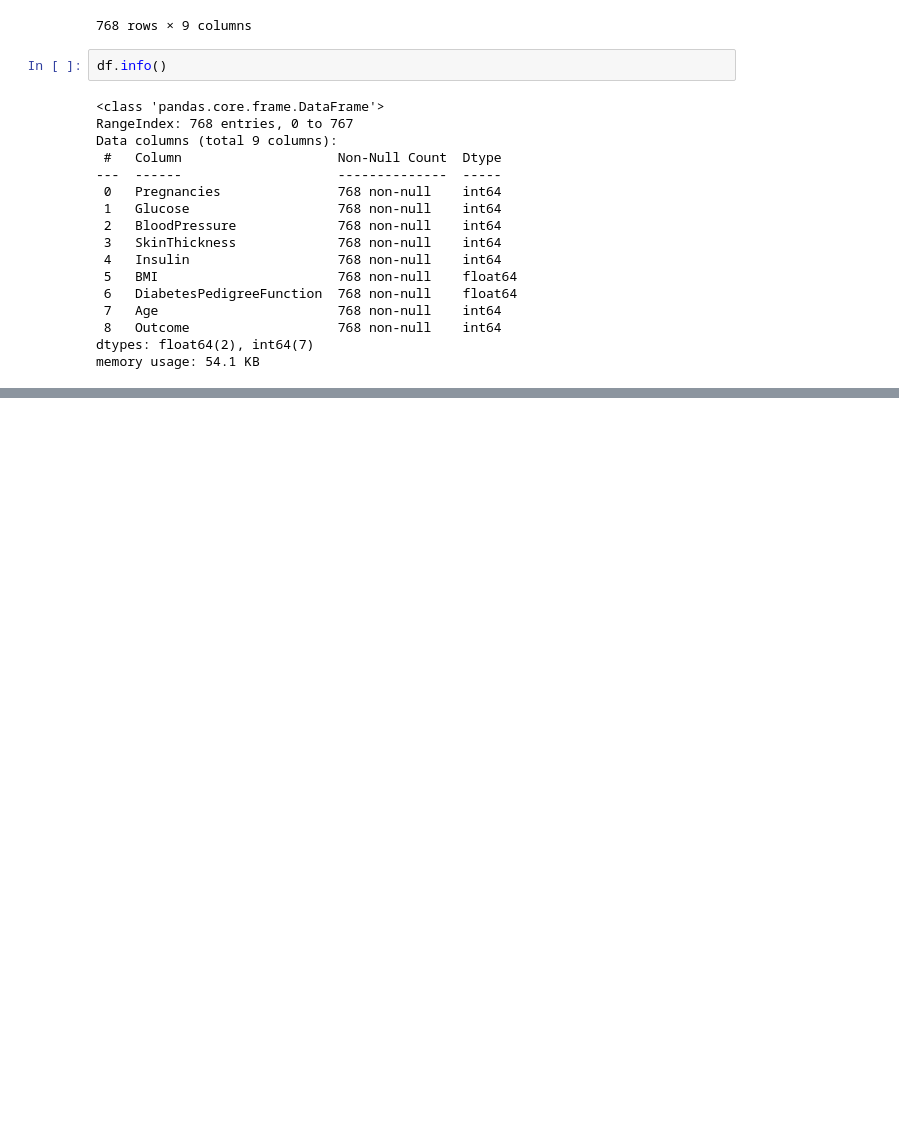
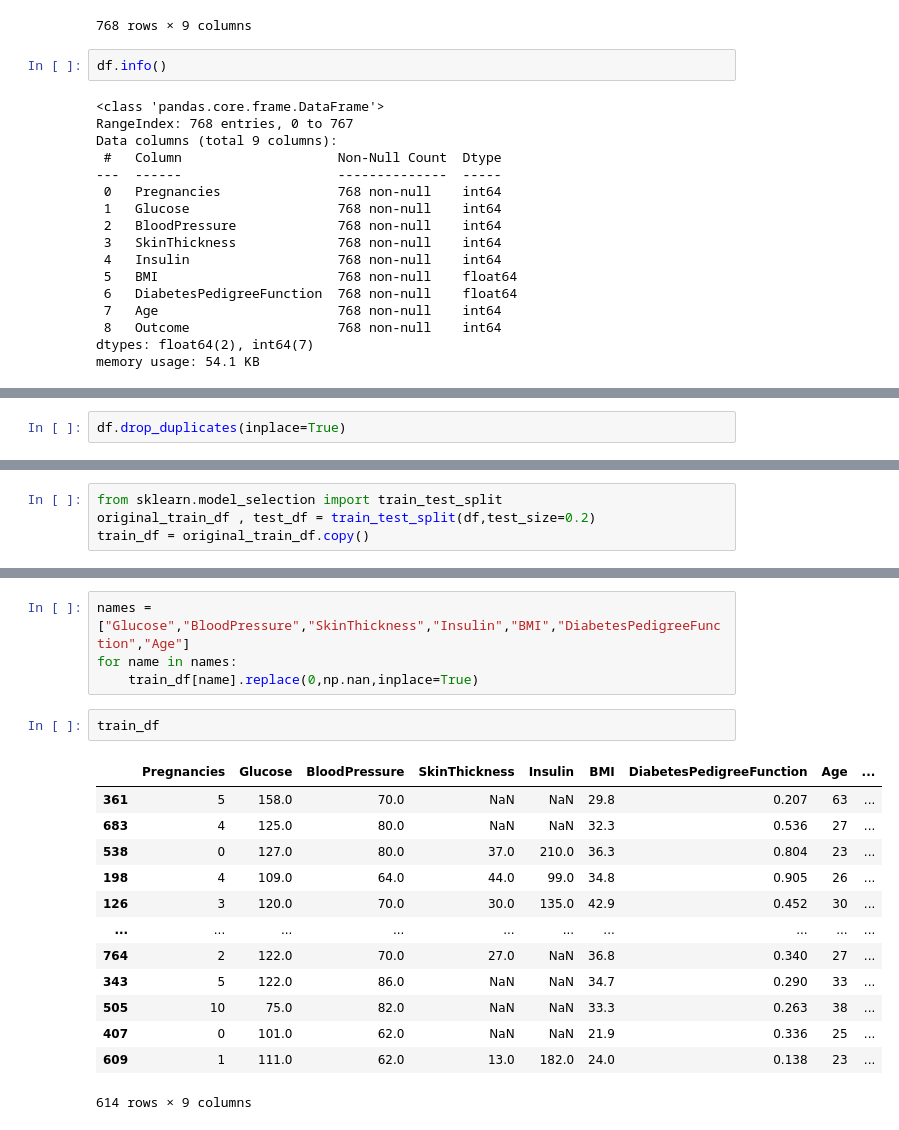
Before and after one commit to swayam-learning/ml_workshop, a Jupyter notebook: data.ipynb, the cells around one changed output, grey strips where cells are left out. Drawn from its saved outputs; the diff is of its cells as text; blank space fills up the shorter version.

```diff
--- a/data.ipynb
+++ b/data.ipynb
@@ -41,0 +64,2 @@ memory usage: 54.1 KB
+# %%
+df.drop_duplicates(inplace=True)
@@ -41,0 +68,4 @@ memory usage: 54.1 KB
+# %%
+from sklearn.model_selection import train_test_split
+original_train_df , test_df = train_test_split(df,test_size=0.2)
+train_df = original_train_df.copy()
@@ -41,0 +74,20 @@ memory usage: 54.1 KB
+# %%
+names = ["Glucose","BloodPressure","SkinThickness","Insulin","BMI","DiabetesPedigreeFunction","Age"]
+for name in names:
+    train_df[name].replace(0,np.nan,inplace=True)
+# %%
+train_df
+# %% [output]
+|  | Pregnancies | Glucose | BloodPressure | SkinThickness | Insulin | BMI | DiabetesPedigreeFunction | Age | ... |
+| 361 | 5 | 158.0 | 70.0 | NaN | NaN | 29.8 | 0.207 | 63 | ... |
+| 683 | 4 | 125.0 | 80.0 | NaN | NaN | 32.3 | 0.536 | 27 | ... |
+| 538 | 0 | 127.0 | 80.0 | 37.0 | 210.0 | 36.3 | 0.804 | 23 | ... |
+| 198 | 4 | 109.0 | 64.0 | 44.0 | 99.0 | 34.8 | 0.905 | 26 | ... |
+| 126 | 3 | 120.0 | 70.0 | 30.0 | 135.0 | 42.9 | 0.452 | 30 | ... |
+| ... | ... | ... | ... | ... | ... | ... | ... | ... | ... |
+| 764 | 2 | 122.0 | 70.0 | 27.0 | NaN | 36.8 | 0.340 | 27 | ... |
+| 343 | 5 | 122.0 | 86.0 | NaN | NaN | 34.7 | 0.290 | 33 | ... |
+| 505 | 10 | 75.0 | 82.0 | NaN | NaN | 33.3 | 0.263 | 38 | ... |
+| 407 | 0 | 101.0 | 62.0 | NaN | NaN | 21.9 | 0.336 | 25 | ... |
+| 609 | 1 | 111.0 | 62.0 | 13.0 | 182.0 | 24.0 | 0.138 | 23 | ... |
+614 rows × 9 columns
```
Also changed, not shown: parts of 6 cells of this notebook.
